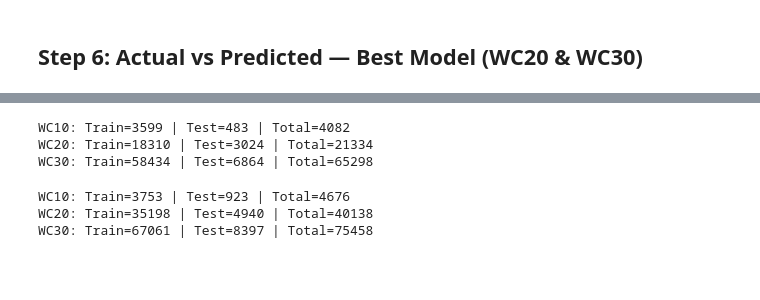
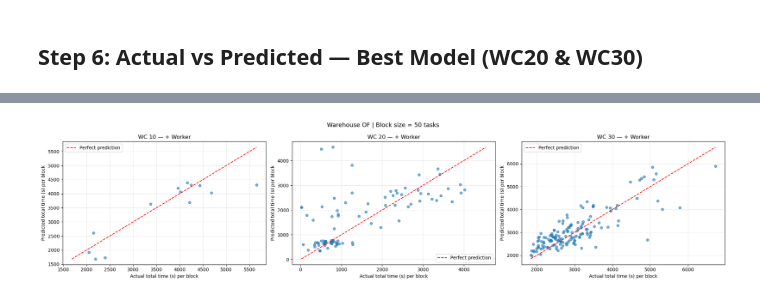
Before and after one commit to JiashenWangg/Lucas_Systems_Capstone_Project, a Jupyter notebook: Model_Betsy_Conan/random_effects/crossed_effects_diagnostics.ipynb, the cells around one changed output, grey strips where cells are left out. Cells and saved outputs as stored; diff of their text form; code cells hidden in the pictures; blank space fills up the shorter version.

```diff
--- a/Model_Betsy_Conan/random_effects/crossed_effects_diagnostics.ipynb
+++ b/Model_Betsy_Conan/random_effects/crossed_effects_diagnostics.ipynb
@@ -540,18 +610,25 @@ ImportError: cannot import name 'Lmer' from 'pymer4.models' (/opt/anaconda3/lib/
-# %%
-for wc in WORKCODES:
-    df_wc, features, cat_cols = load_engineered_data("OE", wc, MAX_TIME)
-    train_df, test_df, test_days = split_by_days(df_wc)
-    print(f"WC{wc}: Train={len(train_df)} | Test={len(test_df)} | Total={len(df_wc)}")
-# %% [output]
-WC10: Train=3599 | Test=483 | Total=4082
-WC20: Train=18310 | Test=3024 | Total=21334
-WC30: Train=58434 | Test=6864 | Total=65298
-# %%
-for wc in WORKCODES:
-    df_wc, features, cat_cols = load_engineered_data("OF", wc, MAX_TIME)
-    train_df, test_df, test_days = split_by_days(df_wc)
-    print(f"WC{wc}: Train={len(train_df)} | Test={len(test_df)} | Total={len(df_wc)}")
-# %% [output]
-WC10: Train=3753 | Test=923 | Total=4676
-WC20: Train=35198 | Test=4940 | Total=40138
-WC30: Train=67061 | Test=8397 | Total=75458
+# %%
+plot_model = "+ Worker"
+plot_df    = block_detail_df[block_detail_df["WorkCode"].isin(["10", "20", "30"])].copy()
+
+fig, axes = plt.subplots(1, 3, figsize=(21, 5))
+
+for ax, wc in zip(axes, ["10", "20", "30"]):
+    sub = plot_df[plot_df["WorkCode"] == wc]
+    ax.scatter(sub["actual_time"], sub[plot_model], alpha=0.6, s=30)
+    lims = [
+        min(sub["actual_time"].min(), sub[plot_model].min()),
+        max(sub["actual_time"].max(), sub[plot_model].max())
+    ]
+    ax.plot(lims, lims, "r--", linewidth=1.5, label="Perfect prediction")
+    ax.set_xlabel("Actual total time (s) per block")
+    ax.set_ylabel("Predicted total time (s) per block")
+    ax.set_title(f"WC {wc} — {plot_model}")
+    ax.legend()
+    ax.grid(True, alpha=0.3)
+
+plt.suptitle(f"Warehouse {WAREHOUSE} | Block size = {BLOCK_SIZE} tasks", fontsize=13)
+plt.tight_layout()
+plt.show()
+# %% [output]
+[figure, added]
```
Also changed, not shown: parts of 10 cells of this notebook, 12 other files.
